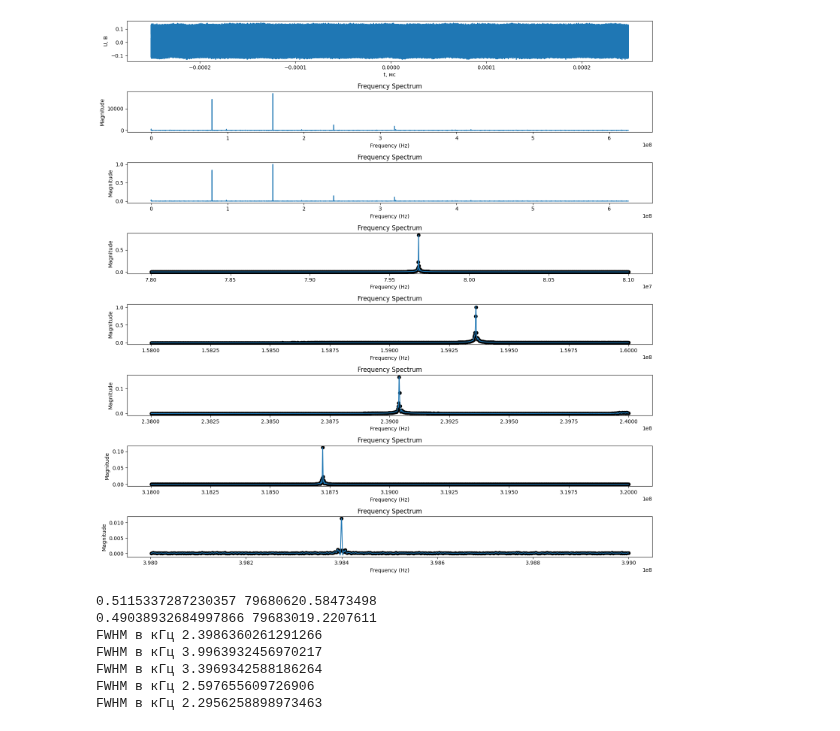
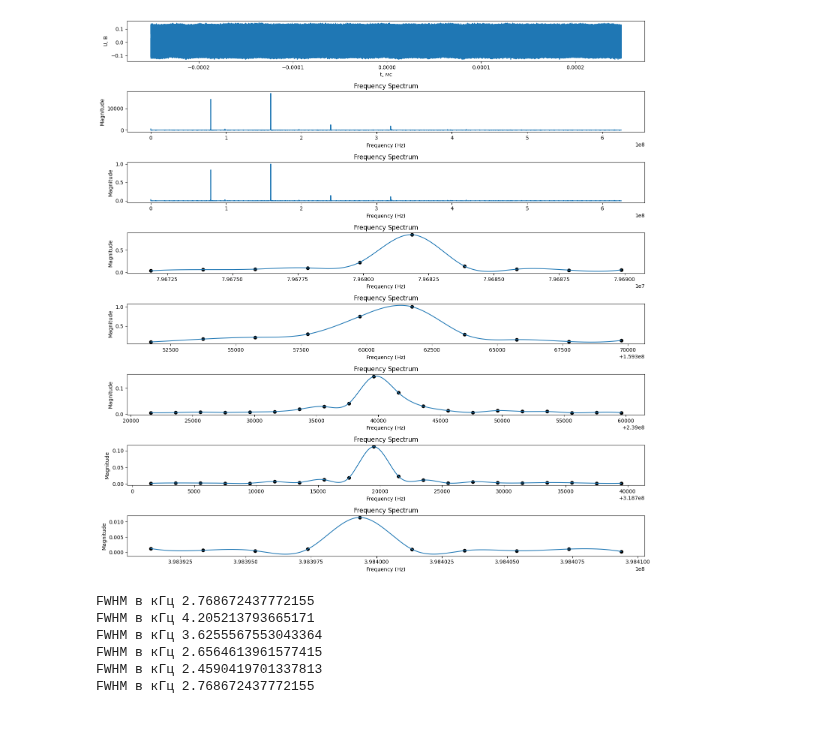
Before and after one commit to Orange-spearow/Finally_praktika, a Jupyter notebook: НовыйЛазер3.ipynb, the cells around one changed output. Saved outputs shown, nothing was run; the diff lists cells and outputs as text; code cells hidden in the pictures.

```diff
--- a/НовыйЛазер3.ipynb
+++ b/НовыйЛазер3.ipynb
@@ -7,6 +7,7 @@ import matplotlib.pyplot as plt
 from scipy.fft import fft, fftfreq
 import pandas as pd
 from scipy.signal import find_peaks
+#%matplotlib qt
 
 df = pd.read_csv('50mks0.csv')
 #spectr1 = np.array(df.iloc[:,0])
@@ -32,35 +33,36 @@ filtered_signal_norm = np.abs(filtered_signal)/max(abs(filtered_signal))
 freq_1 = []
 fft_signal_1 = []
 for i in range(len(freq)):
-    if (freq[i]>78e6) and (freq[i]<81e6):
+    if (freq[i]>79.67e6) and (freq[i]<79.69e6):
         freq_1.append(freq[i])
         fft_signal_1.append(abs(filtered_signal_norm[i]))
 freq_2 = []
 fft_signal_2 = []
 for i in range(len(freq)):
-    if (freq[i]>158e6) and (freq[i]<160e6):
+    if (freq[i]>159.35e6) and (freq[i]<159.37e6):
         freq_2.append(freq[i])
         fft_signal_2.append(abs(filtered_signal_norm[i]))
 freq_3 = []
 fft_signal_3 = []
 for i in range(len(freq)):
-    if (freq[i]>238e6) and (freq[i]<240e6):
+    if (freq[i]>239.02e6) and (freq[i]<239.06e6):
         freq_3.append(freq[i])
         fft_signal_3.append(abs(filtered_signal_norm[i]))
 freq_4 = []
 fft_signal_4 = []
 for i in range(len(freq)):
-    if (freq[i]>318e6) and (freq[i]<320e6):
+    if (freq[i]>318.70e6) and (freq[i]<318.74e6):
         freq_4.append(freq[i])
         fft_signal_4.append(abs(filtered_signal_norm[i]))
 freq_5 = []
 fft_signal_5 = []
 for i in range(len(freq)):
-    if (freq[i]>398e6) and (freq[i]<399e6):
+    if (freq[i]>398.39e6) and (freq[i]<398.41e6):
         freq_5.append(freq[i])
         fft_signal_5.append(abs(filtered_signal_norm[i]))
 
 spl_1 = interp1d(np.array(freq_1), np.array(fft_signal_1), kind='cubic')
+#spectr_new_1 = np.array(freq_1)
 spectr_new_1 = np.linspace(freq_1[0], freq_1[-1], 10000)
 Spectr_spl_1 = spl_1(spectr_new_1)
 
@@ -143,7 +145,7 @@ fwhm_1 = []
 for i in range(len(spectr_new_1)):
     if (Spectr_spl_1[i] - (max(Spectr_spl_1)/2)) >= 0 and (Spectr_spl_1[i] - (max(Spectr_spl_1)/2)) <= 0.1 :
         fwhm_1.append(spectr_new_1[i])
-        print(Spectr_spl_1[i], spectr_new_1[i])
+        #print(Spectr_spl_1[i], spectr_new_1[i])
 #print(fwhm_1)
 print('FWHM в кГц' ,(np.array(fwhm_1)[-1] - np.array(fwhm_1)[0])/1e3)
 fwhm_2 = []
@@ -155,39 +157,44 @@ for i in range(len(spectr_new_2)):
 print('FWHM в кГц' ,(np.array(fwhm_2)[-1] - np.array(fwhm_2)[0])/1e3)
 fwhm_3 = []
 for i in range(len(spectr_new_3)):
     if (Spectr_spl_3[i]  - (max(Spectr_spl_3)/2)) >= 0 and (Spectr_spl_3[i] - (max(Spectr_spl_3)/2)) <= 0.1:
         fwhm_3.append(spectr_new_3[i])
         #print(Spectr_spl_3[i], spectr_new_3[i])
 #print(fwhm_3)
 print('FWHM в кГц' ,(np.array(fwhm_3)[-1] - np.array(fwhm_3)[0])/1e3)
 fwhm_4 = []
 for i in range(len(spectr_new_4)):
     if (Spectr_spl_4[i]  - (max(Spectr_spl_4)/2)) >= 0 and (Spectr_spl_4[i] - (max(Spectr_spl_4)/2)) <= 0.1:
         fwhm_4.append(spectr_new_4[i])
         #print(Spectr_spl_4[i], spectr_new_4[i])
 #print(fwhm_4)
 print('FWHM в кГц' ,(np.array(fwhm_4)[-1] - np.array(fwhm_4)[0])/1e3)
 fwhm_5 = []
 for i in range(len(spectr_new_5)):
     if (Spectr_spl_5[i]  - (max(Spectr_spl_5)/2)) >= 0 and (Spectr_spl_5[i] - (max(Spectr_spl_5)/2)) <= 0.1:
         fwhm_5.append(spectr_new_5[i])
         #print(Spectr_spl_5[i], spectr_new_5[i])
 #print(fwhm_5)
 print('FWHM в кГц' ,(np.array(fwhm_5)[-1] - np.array(fwhm_5)[0])/1e3)
-
+#fwhm_1 = []
+#for i in range(len(spectr_new_1)):
+#    if (Spectr_spl_1[i] - (max(Spectr_spl_1)/2)) * (Spectr_spl_1[i-1] - (max(Spectr_spl_1)/2)) <= 0.0 :
+#        fwhm_1.append(spectr_new_1[i])
+        #print(Spectr_spl_1[i], spectr_new_1[i])
+#print(fwhm_1)
+print('FWHM в кГц' ,(np.array(fwhm_1)[-1] - np.array(fwhm_1)[0])/1e3)
 # Поиск пиков
 #peaks, _ = find_peaks(abs(fft_signal))
 # Определение максимального пика
 #max_peak_index = peaks[np.argmax(abs(fft_signal[peaks]))]
 # Значение по оси x для максимального пика
 #max_x_value = freq[max_peak_index]
 #print(f'Максимум спектра находится в точке x = {max_x_value:.4f}')
 # %% [output]
-[figure, old version]
+[figure, new version]
-0.5115337287230357 79680620.58473498
-0.49038932684997866 79683019.2207611
-FWHM в кГц 2.3986360261291266
-FWHM в кГц 3.9963932456970217
-FWHM в кГц 3.3969342588186264
-FWHM в кГц 2.597655609726906
-FWHM в кГц 2.2956258898973463
+FWHM в кГц 2.768672437772155
+FWHM в кГц 4.205213793665171
+FWHM в кГц 3.6255567553043364
+FWHM в кГц 2.6564613961577415
+FWHM в кГц 2.4590419701337813
+FWHM в кГц 2.768672437772155
```
Also changed, not shown: parts of 1 cell of this notebook.
